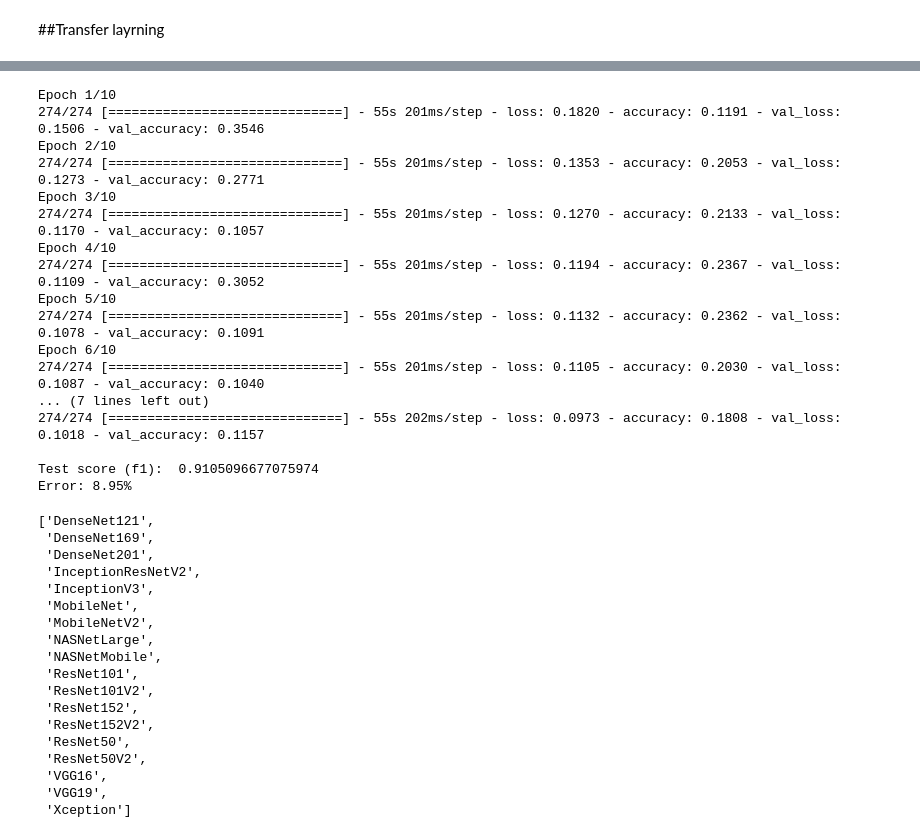
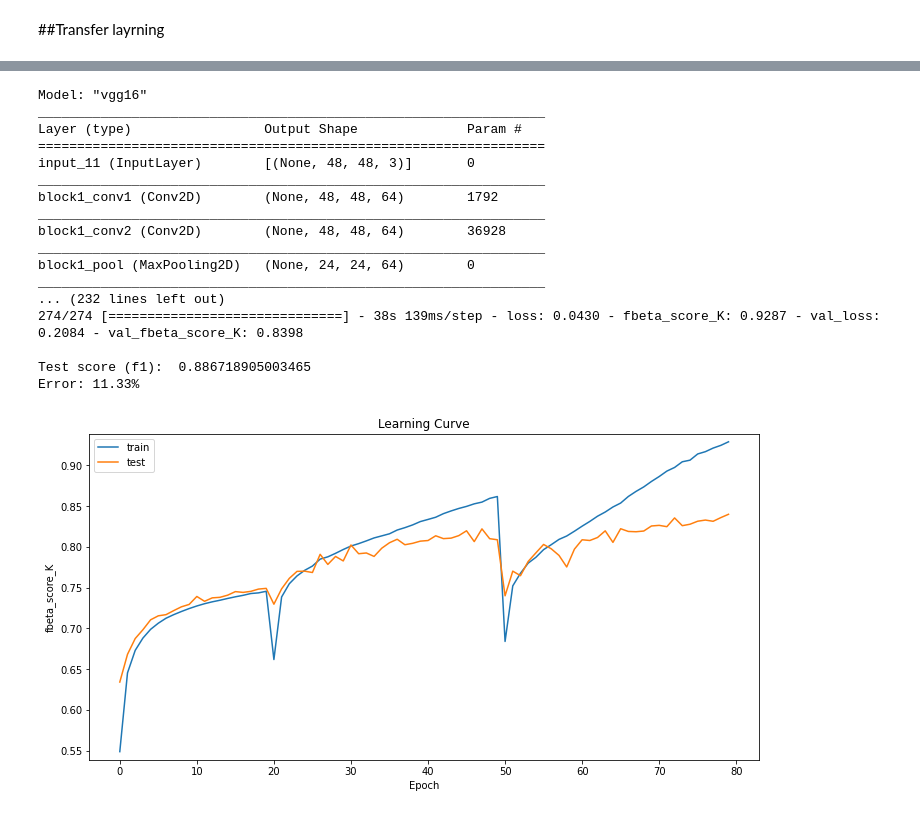
Before and after one commit to JakubStanczak/Amazon_forest_classification, a Jupyter notebook: Amazon_forest.ipynb, the cells around one changed output, grey strips where cells are left out. Cells and saved outputs as stored; diff of their text form; code cells hidden in the pictures.

```diff
--- a/Amazon_forest.ipynb
+++ b/Amazon_forest.ipynb
@@ -386,54 +360,26 @@ Epoch 5/5
-# %%
-for layer in model.layers[0].layers[:-5]:
-  layer.trainable = True
-
-optimizer = Adam(0.0003, decay=0.000005)
-model.compile(loss='binary_crossentropy', optimizer=optimizer, metrics=['accuracy'])
-
-history = model.fit(X_train, y_train,
-          batch_size=128,
-          epochs=10,
-          verbose=1,
-          validation_data=(X_test, y_test))
-
-print()
-score_model(model)
-# %% [output]
-Epoch 1/10
-274/274 [==============================] - 55s 201ms/step - loss: 0.1820 - accuracy: 0.1191 - val_loss: 0.1506 - val_accuracy: 0.3546
-Epoch 2/10
-274/274 [==============================] - 55s 201ms/step - loss: 0.1353 - accuracy: 0.2053 - val_loss: 0.1273 - val_accuracy: 0.2771
-Epoch 3/10
-274/274 [==============================] - 55s 201ms/step - loss: 0.1270 - accuracy: 0.2133 - val_loss: 0.1170 - val_accuracy: 0.1057
-Epoch 4/10
-274/274 [==============================] - 55s 201ms/step - loss: 0.1194 - accuracy: 0.2367 - val_loss: 0.1109 - val_accuracy: 0.3052
-Epoch 5/10
-274/274 [==============================] - 55s 201ms/step - loss: 0.1132 - accuracy: 0.2362 - val_loss: 0.1078 - val_accuracy: 0.1091
-Epoch 6/10
-274/274 [==============================] - 55s 201ms/step - loss: 0.1105 - accuracy: 0.2030 - val_loss: 0.1087 - val_accuracy: 0.1040
-... (7 lines left out)
-274/274 [==============================] - 55s 202ms/step - loss: 0.0973 - accuracy: 0.1808 - val_loss: 0.1018 - val_accuracy: 0.1157
-
-Test score (f1):  0.9105096677075974
-Error: 8.95%
-# %%
-base_models
-# %% [output]
-['DenseNet121',
- 'DenseNet169',
- 'DenseNet201',
- 'InceptionResNetV2',
- 'InceptionV3',
- 'MobileNet',
- 'MobileNetV2',
- 'NASNetLarge',
- 'NASNetMobile',
- 'ResNet101',
- 'ResNet101V2',
- 'ResNet152',
- 'ResNet152V2',
- 'ResNet50',
- 'ResNet50V2',
- 'VGG16',
- 'VGG19',
- 'Xception']
+# %%
+trainable_layers = [0, 4, 8]
+epochs           = [20, 30, 30]
+test_plan = zip(trainable_layers, epochs)
+
+base_model = VGG16(weights='imagenet', include_top=False, input_shape=(48, 48, 3))
+test_base_model(base_model, test_plan)
+# %% [output]
+Model: "vgg16"
+_________________________________________________________________
+Layer (type)                 Output Shape              Param #
+=================================================================
+input_11 (InputLayer)        [(None, 48, 48, 3)]       0
+_________________________________________________________________
+block1_conv1 (Conv2D)        (None, 48, 48, 64)        1792
+_________________________________________________________________
+block1_conv2 (Conv2D)        (None, 48, 48, 64)        36928
+_________________________________________________________________
+block1_pool (MaxPooling2D)   (None, 24, 24, 64)        0
+_________________________________________________________________
+... (232 lines left out)
+274/274 [==============================] - 38s 139ms/step - loss: 0.0430 - fbeta_score_K: 0.9287 - val_loss: 0.2084 - val_fbeta_score_K: 0.8398
+
+Test score (f1):  0.886718905003465
+Error: 11.33%
+[figure, added]
```
Also changed, not shown: parts of 21 cells of this notebook.
